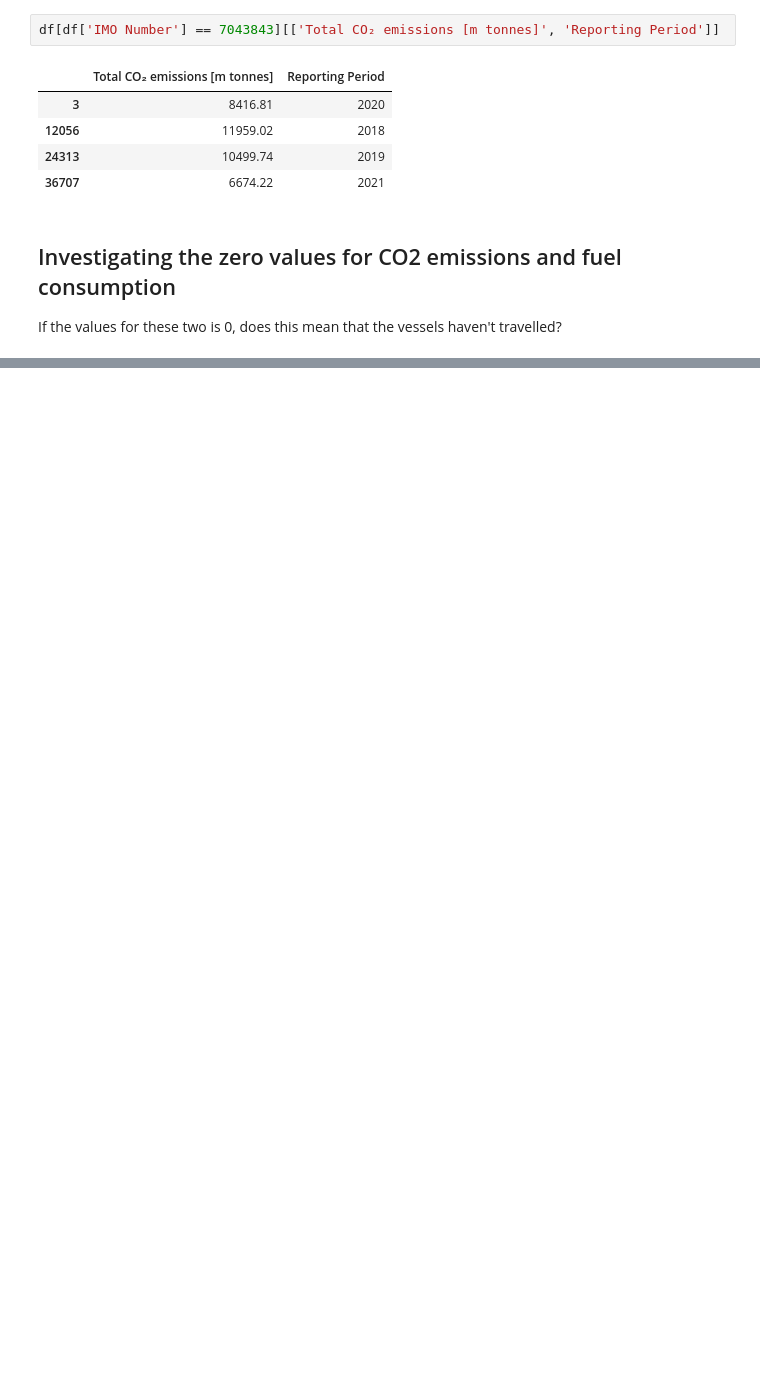
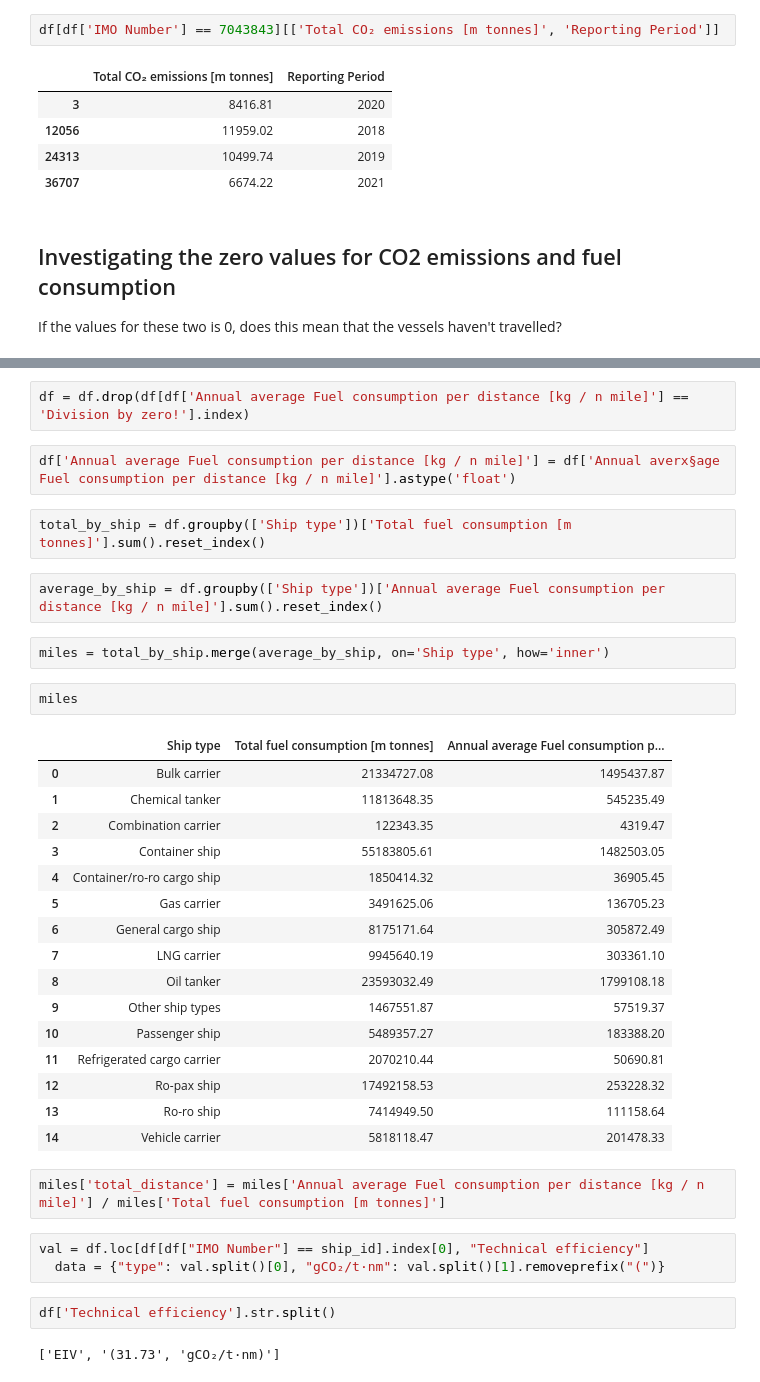
Before and after one commit to vasileiosvyzas/ship_emissions_tracker, a Jupyter notebook: notebooks/data_checking.ipynb, the cells around one changed output, grey strips where cells are left out. Cells and saved outputs as stored; diff of their text form; blank space fills up the shorter version.

Commit message:
Added a section to calculate the miles per vessel (needs review)

```diff
--- a/notebooks/data_checking.ipynb
+++ b/notebooks/data_checking.ipynb
@@ -409,0 +421,38 @@ Name: count, dtype: int64
+# %%
+df = df.drop(df[df['Annual average Fuel consumption per distance [kg / n mile]'] == 'Division by zero!'].index)
+# %%
+df['Annual average Fuel consumption per distance [kg / n mile]'] = df['Annual averx§age Fuel consumption per distance [kg / n mile]'].astype('float')
+# %%
+total_by_ship = df.groupby(['Ship type'])['Total fuel consumption [m tonnes]'].sum().reset_index()
+# %%
+average_by_ship = df.groupby(['Ship type'])['Annual average Fuel consumption per distance [kg / n mile]'].sum().reset_index()
+# %%
+miles = total_by_ship.merge(average_by_ship, on='Ship type', how='inner')
+# %%
+miles
+# %% [output]
+|  | Ship type | Total fuel consumption [m tonnes] | Annual average Fuel consumption p... |
+| 0 | Bulk carrier | 21334727.08 | 1495437.87 |
+| 1 | Chemical tanker | 11813648.35 | 545235.49 |
+| 2 | Combination carrier | 122343.35 | 4319.47 |
+| 3 | Container ship | 55183805.61 | 1482503.05 |
+| 4 | Container/ro-ro cargo ship | 1850414.32 | 36905.45 |
+| 5 | Gas carrier | 3491625.06 | 136705.23 |
+| 6 | General cargo ship | 8175171.64 | 305872.49 |
+| 7 | LNG carrier | 9945640.19 | 303361.10 |
+| 8 | Oil tanker | 23593032.49 | 1799108.18 |
+| 9 | Other ship types | 1467551.87 | 57519.37 |
+| 10 | Passenger ship | 5489357.27 | 183388.20 |
+| 11 | Refrigerated cargo carrier | 2070210.44 | 50690.81 |
+| 12 | Ro-pax ship | 17492158.53 | 253228.32 |
+| 13 | Ro-ro ship | 7414949.50 | 111158.64 |
+| 14 | Vehicle carrier | 5818118.47 | 201478.33 |
+# %%
+miles['total_distance'] = miles['Annual average Fuel consumption per distance [kg / n mile]'] / miles['Total fuel consumption [m tonnes]']
+# %%
+val = df.loc[df[df["IMO Number"] == ship_id].index[0], "Technical efficiency"]
+  data = {"type": val.split()[0], "gCO₂/t·nm": val.split()[1].removeprefix("(")}
+# %%
+df['Technical efficiency'].str.split()
+# %% [output]
+['EIV', '(31.73', 'gCO₂/t·nm)']
```
Also changed, not shown: parts of 21 cells of this notebook.
